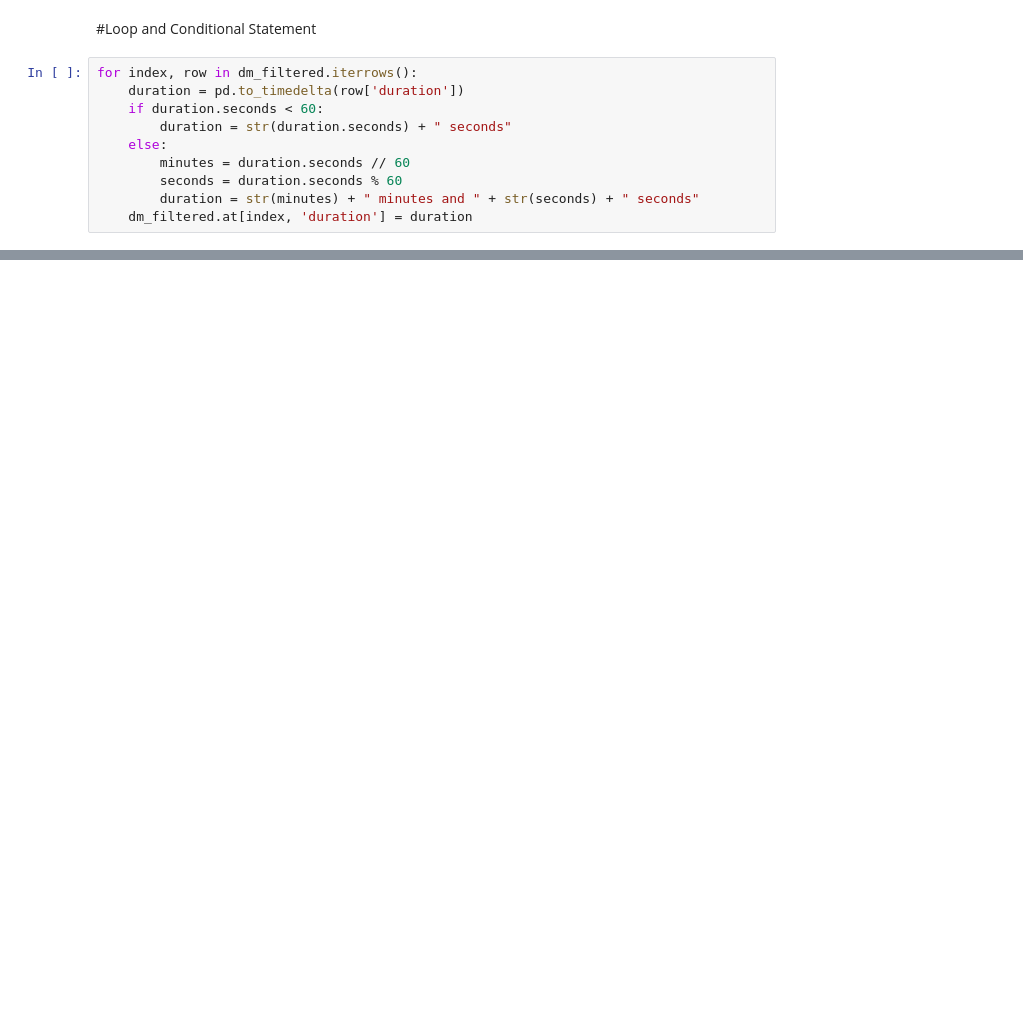
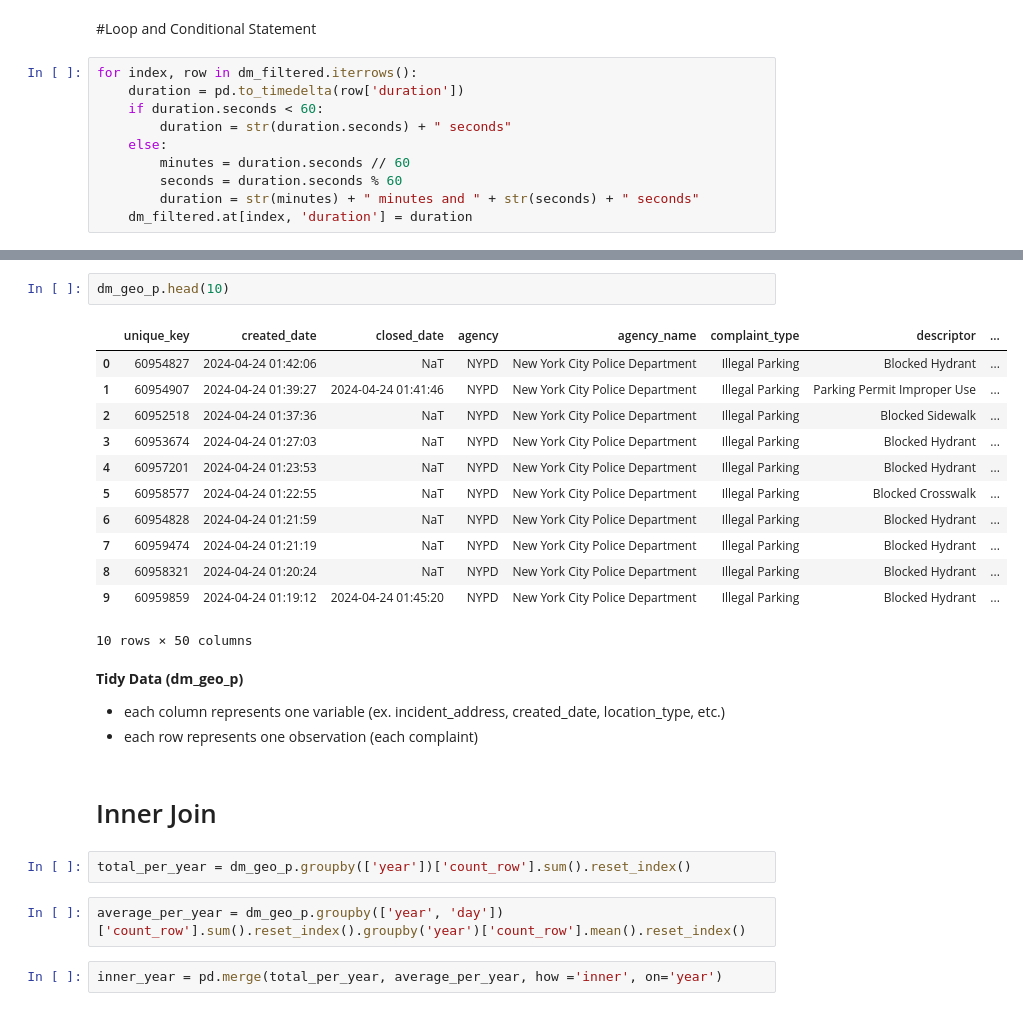
Before and after one commit to ssigman1/group4-nypd, a Jupyter notebook: final_analysis.ipynb, the cells around one changed output, grey strips where cells are left out. Cells and saved outputs as stored; diff of their text form; blank space fills up the shorter version.

```diff
--- a/final_analysis.ipynb
+++ b/final_analysis.ipynb
@@ -101,0 +320,27 @@ for index, row in dm_filtered.iterrows():
+# %%
+dm_geo_p.head(10)
+# %% [output]
+|  | unique_key | created_date | closed_date | agency | agency_name | complaint_type | descriptor | ... |
+| 0 | 60954827 | 2024-04-24 01:42:06 | NaT | NYPD | New York City Police Department | Illegal Parking | Blocked Hydrant | ... |
+| 1 | 60954907 | 2024-04-24 01:39:27 | 2024-04-24 01:41:46 | NYPD | New York City Police Department | Illegal Parking | Parking Permit Improper Use | ... |
+| 2 | 60952518 | 2024-04-24 01:37:36 | NaT | NYPD | New York City Police Department | Illegal Parking | Blocked Sidewalk | ... |
+| 3 | 60953674 | 2024-04-24 01:27:03 | NaT | NYPD | New York City Police Department | Illegal Parking | Blocked Hydrant | ... |
+| 4 | 60957201 | 2024-04-24 01:23:53 | NaT | NYPD | New York City Police Department | Illegal Parking | Blocked Hydrant | ... |
+| 5 | 60958577 | 2024-04-24 01:22:55 | NaT | NYPD | New York City Police Department | Illegal Parking | Blocked Crosswalk | ... |
+| 6 | 60954828 | 2024-04-24 01:21:59 | NaT | NYPD | New York City Police Department | Illegal Parking | Blocked Hydrant | ... |
+| 7 | 60959474 | 2024-04-24 01:21:19 | NaT | NYPD | New York City Police Department | Illegal Parking | Blocked Hydrant | ... |
+| 8 | 60958321 | 2024-04-24 01:20:24 | NaT | NYPD | New York City Police Department | Illegal Parking | Blocked Hydrant | ... |
+| 9 | 60959859 | 2024-04-24 01:19:12 | 2024-04-24 01:45:20 | NYPD | New York City Police Department | Illegal Parking | Blocked Hydrant | ... |
+10 rows × 50 columns
+# %% [markdown]
+**Tidy Data (dm_geo_p)**
+* each column represents one variable (ex. incident_address, created_date, location_type, etc.)
+* each row represents one observation (each complaint)
+# %% [markdown]
+# Inner Join
+# %%
+total_per_year = dm_geo_p.groupby(['year'])['count_row'].sum().reset_index()
+# %%
+average_per_year = dm_geo_p.groupby(['year', 'day'])['count_row'].sum().reset_index().groupby('year')['count_row'].mean().reset_index()
+# %%
+inner_year = pd.merge(total_per_year, average_per_year, how ='inner', on='year')
```
Also changed, not shown: parts of 46 cells of this notebook.
